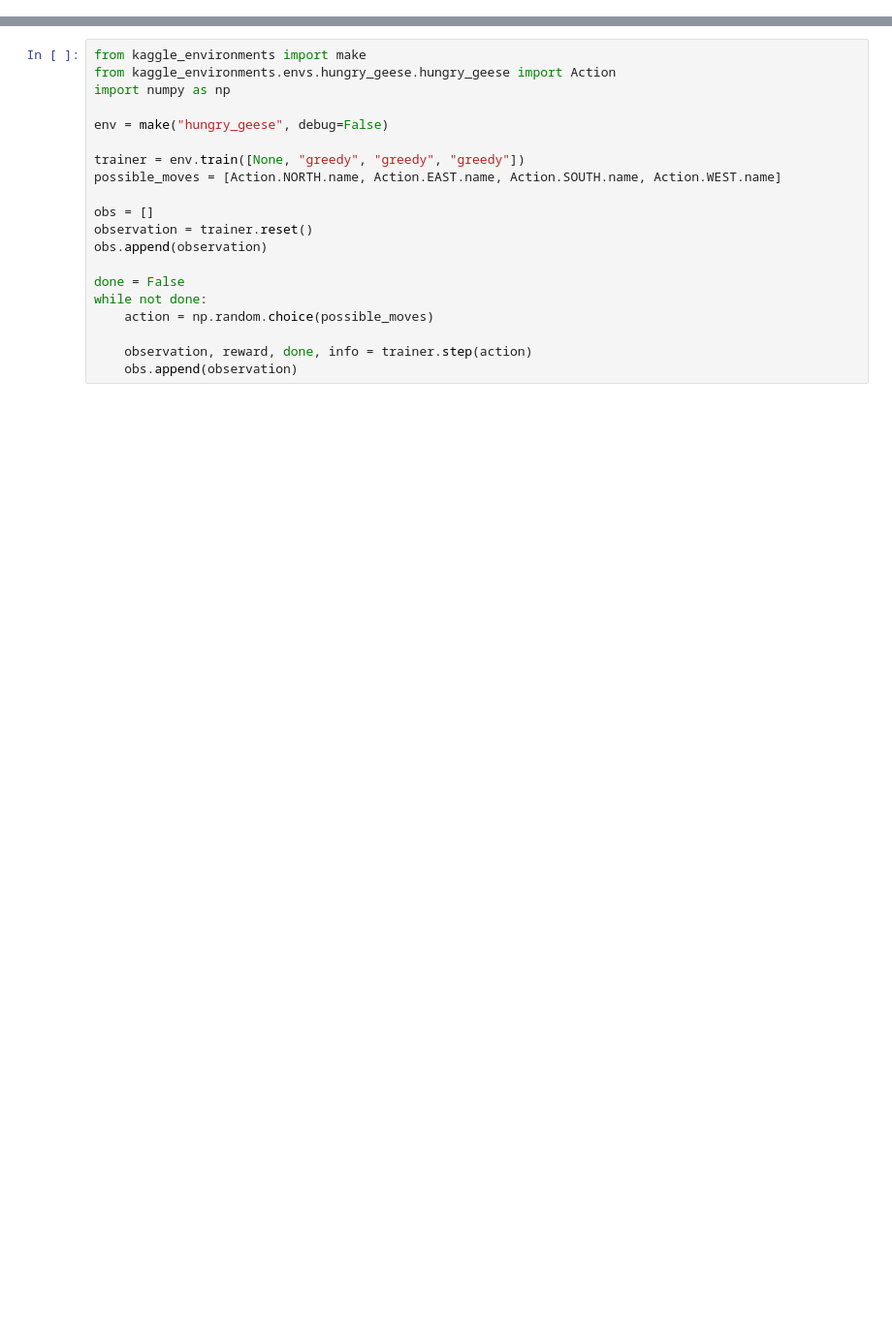
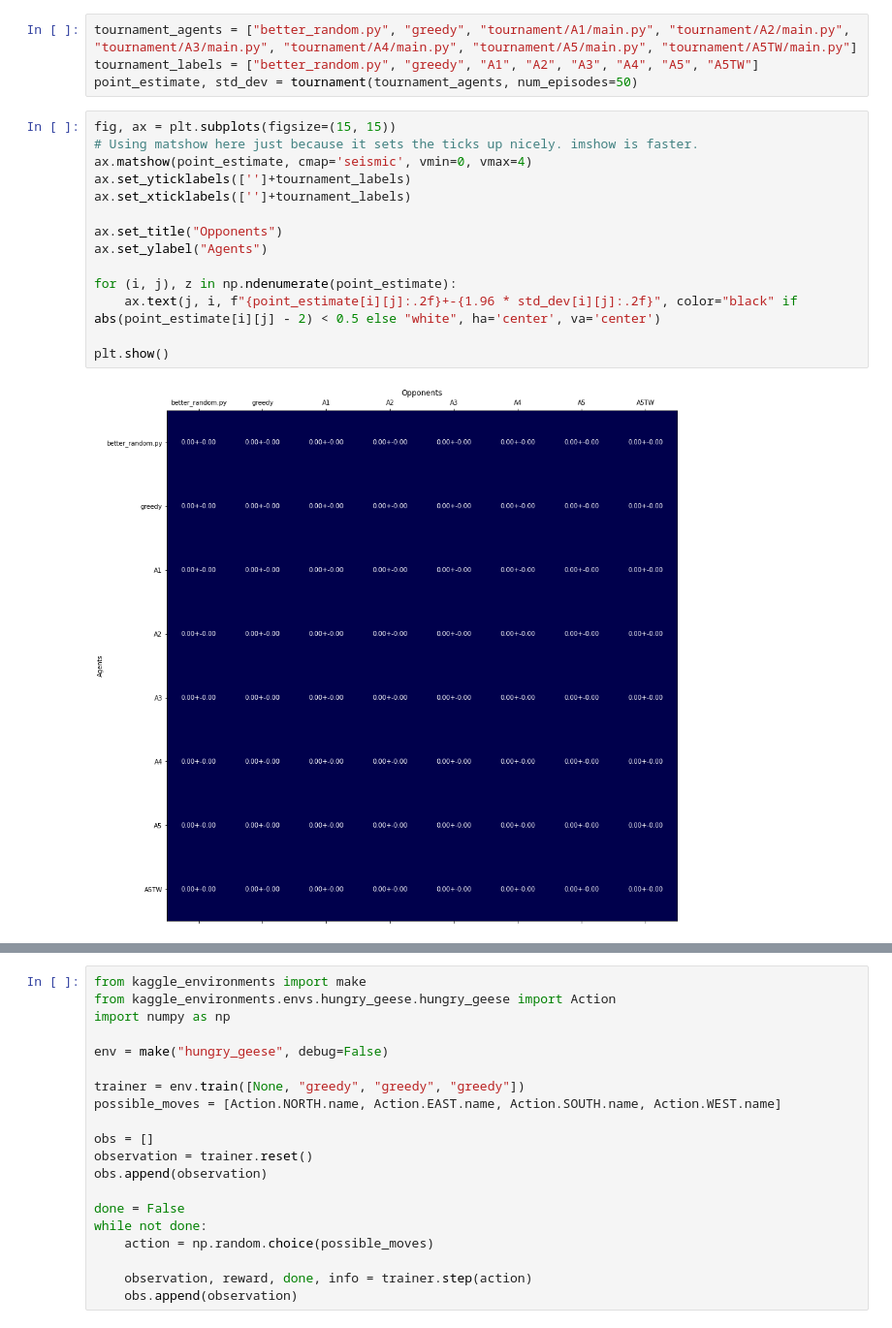
Before and after one commit to LukasZierahn/Hungry_Geese, a Jupyter notebook: Tournament.ipynb, the cells around one changed output, grey strips where cells are left out. Shown at 97% size. Saved outputs shown, nothing was run; the diff lists cells and outputs as text; blank space fills up the shorter version.

Commit message:
After training A5, tried TW and added tournament stuff

```diff
--- a/Tournament.ipynb
+++ b/Tournament.ipynb
@@ -14,6 +57,26 @@ env.render(mode="ipython", width=1000, height=800)
 #evaluate("hungry_geese", ["greedy", "random", "greedy", "greedy"], {}, [], 100)
 # %% [output]
 [interactive output not drawn]
+# %%
+tournament_agents = ["better_random.py", "greedy", "tournament/A1/main.py", "tournament/A2/main.py", "tournament/A3/main.py", "tournament/A4/main.py", "tournament/A5/main.py", "tournament/A5TW/main.py"]
+tournament_labels = ["better_random.py", "greedy", "A1", "A2", "A3", "A4", "A5", "A5TW"]
+point_estimate, std_dev = tournament(tournament_agents, num_episodes=50)
+# %%
+fig, ax = plt.subplots(figsize=(15, 15))
+# Using matshow here just because it sets the ticks up nicely. imshow is faster.
+ax.matshow(point_estimate, cmap='seismic', vmin=0, vmax=4)
+ax.set_yticklabels(['']+tournament_labels)
+ax.set_xticklabels(['']+tournament_labels)
+
+ax.set_title("Opponents")
+ax.set_ylabel("Agents")
+
+for (i, j), z in np.ndenumerate(point_estimate):
+    ax.text(j, i, f"{point_estimate[i][j]:.2f}+-{1.96 * std_dev[i][j]:.2f}", color="black" if abs(point_estimate[i][j] - 2) < 0.5 else "white", ha='center', va='center')
+
+plt.show()
+# %% [output]
+[figure, added]
 # %%
 import main
 
```
Also changed, not shown: parts of 5 cells of this notebook, 49 other files.
